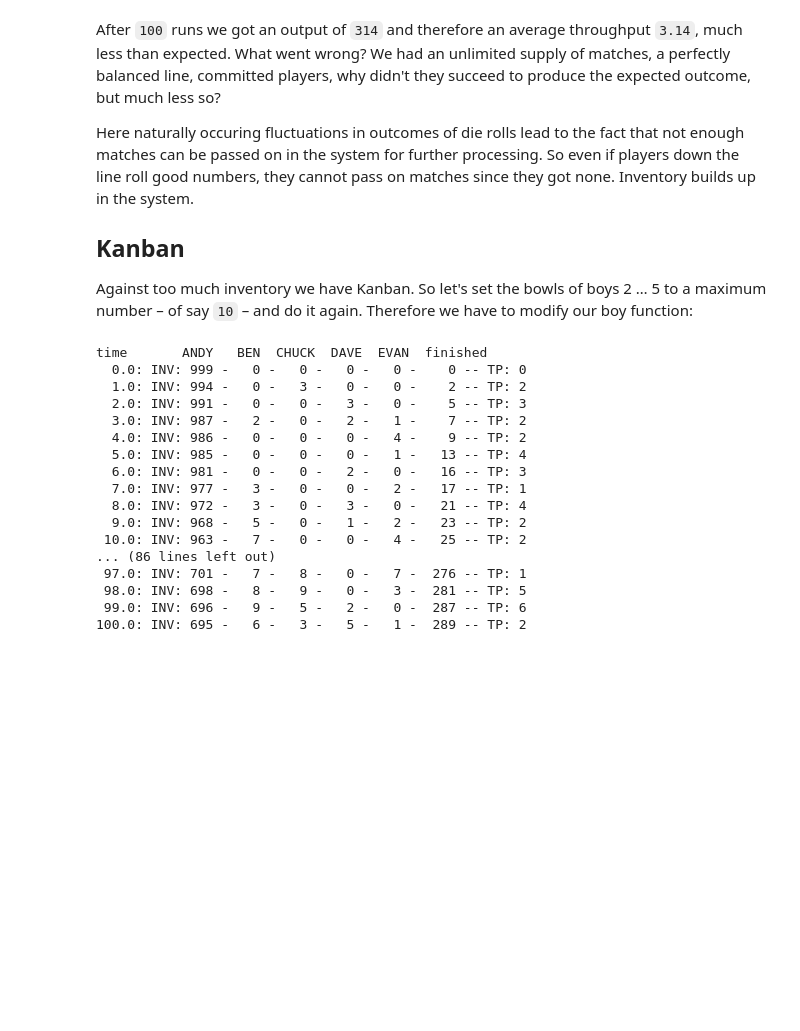
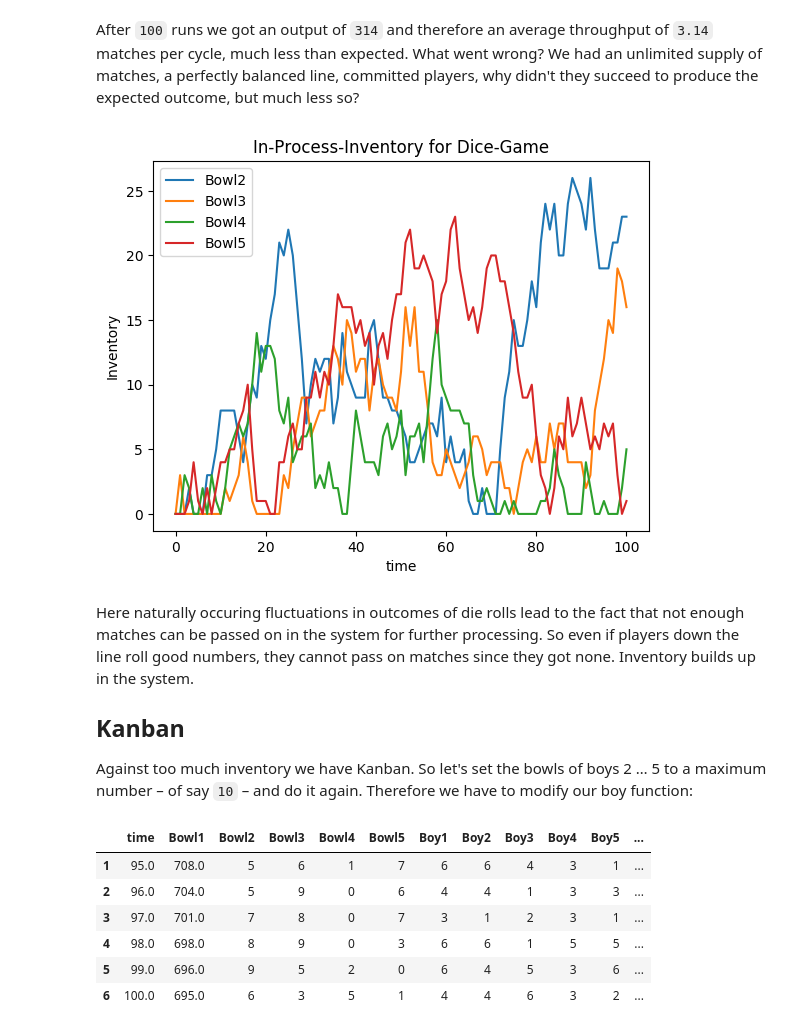
Before and after one commit to pbayer/ProcessFlows.jl, a Jupyter notebook: 02 Goldratt's Dice Game.ipynb, the cells around one changed output. Saved outputs shown, nothing was run; the diff lists cells and outputs as text; code cells hidden in the pictures; blank space fills up the shorter version.

Commit message:
Added logging and visualization

```diff
--- a/02 Goldratt's Dice Game.ipynb
+++ b/02 Goldratt's Dice Game.ipynb
@@ -93,6 +87,17 @@ time       ANDY   BEN  CHUCK  DAVE  EVAN  finished
+# %% [markdown]
+After `100` runs we got an output of `314` and therefore an average throughput of `3.14` matches per cycle, much less than expected. What went wrong? We had an unlimited supply of matches, a perfectly balanced line, committed players, why didn't they succeed to produce the expected outcome, but much less so?
+# %%
+using PyPlot
+for i in 3:6
+    plot(Int.(d[:time]), d[i])
+end
+title("In-Process-Inventory for Dice-Game")
+xlabel("time")
+ylabel("Inventory")
+legend(names(d)[3:6]);
+# %% [output]
+[figure, added]
 # %% [markdown]
-After `100` runs we got an output of `314` and therefore an average throughput `3.14`, much less than expected. What went wrong? We had an unlimited supply of matches, a perfectly balanced line, committed players, why didn't they succeed to produce the expected outcome, but much less so?
-
 Here naturally occuring fluctuations in outcomes of die rolls lead to the fact that not enough matches can be passed on in the system for further processing. So even if players down the line roll good numbers, they cannot pass on matches since they got none. Inventory builds up in the system.
 
 ## Kanban
@@ -101,49 +106,46 @@ Against too much inventory we have Kanban. So let's set the bowls of boys 2 …
 # %%
 const MAXM = 10
 
-function boy(sim::Simulation, nr::Int64, bowls::Dict{Int64,Int64})
+function boy1(sim::Simulation, simlog, nr::Int64, bowls)
+  roll = logvar("Boy", nr, 0)
+  add2log(simlog, roll)
   while true
     yield(Timeout(sim, 1))
-    mystock = bowls[nr]
-    roll = rand(DiscreteUniform(1, 6))
+    mystock = bowls[nr].value
+    roll.value = rand(DiscreteUniform(1, 6))
     if nr < 5
-      matches = min(roll, mystock, MAXM-bowls[nr+1])
+      move = min(roll.value, mystock, MAXM - bowls[nr+1].value)
     else
-      matches = min(roll, mystock)
+      move = min(roll.value, mystock)
     end
-    bowls[nr]   -= matches
-    bowls[nr+1] += matches
+    bowls[nr].value   -= Int(move)
+    bowls[nr+1].value += Int(move)
   end
 end
 
-# initalization
+# initalization as above
 srand(1234)       # seed random number generator for reproducibility
-bowls = Dict{Int64,Int64}(1=>1e3-1, 2=>0, 3=>0, 4=>0, 5=>0, 6=>0)  # initialize bowls with matches
-
+simlog = newlog()                            # create new log
+bowls[1].value = 1e3-1                       # reset bowls
+add2log(simlog, bowls[1])                    # and add them to the new log
+for i = 2:6
+  bowls[i].value = 0
+  add2log(simlog, bowls[i])
+end
 sim = Simulation()
 for i = 1:5
-  @process boy(sim, i, bowls)  # create 5 players
+  @process boy1(sim, simlog, i, bowls)       # create 5 players
 end
-@process clog(sim, bowls)         # add logging after each run
+@process logtick(sim, simlog, 1)             # add logging after each run
 
-println("time       ANDY   BEN  CHUCK  DAVE  EVAN  finished")
-logINV(0.0, bowls, 0)
 run(sim, 101)
+d = log2df(simlog)
+tail(d)
 # %% [output]
-time       ANDY   BEN  CHUCK  DAVE  EVAN  finished
-  0.0: INV: 999 -   0 -   0 -   0 -   0 -    0 -- TP: 0
-  1.0: INV: 994 -   0 -   3 -   0 -   0 -    2 -- TP: 2
-  2.0: INV: 991 -   0 -   0 -   3 -   0 -    5 -- TP: 3
-  3.0: INV: 987 -   2 -   0 -   2 -   1 -    7 -- TP: 2
-  4.0: INV: 986 -   0 -   0 -   0 -   4 -    9 -- TP: 2
-  5.0: INV: 985 -   0 -   0 -   0 -   1 -   13 -- TP: 4
-  6.0: INV: 981 -   0 -   0 -   2 -   0 -   16 -- TP: 3
-  7.0: INV: 977 -   3 -   0 -   0 -   2 -   17 -- TP: 1
-  8.0: INV: 972 -   3 -   0 -   3 -   0 -   21 -- TP: 4
-  9.0: INV: 968 -   5 -   0 -   1 -   2 -   23 -- TP: 2
- 10.0: INV: 963 -   7 -   0 -   0 -   4 -   25 -- TP: 2
-... (86 lines left out)
- 97.0: INV: 701 -   7 -   8 -   0 -   7 -  276 -- TP: 1
- 98.0: INV: 698 -   8 -   9 -   0 -   3 -  281 -- TP: 5
- 99.0: INV: 696 -   9 -   5 -   2 -   0 -  287 -- TP: 6
-100.0: INV: 695 -   6 -   3 -   5 -   1 -  289 -- TP: 2
+|  | time | Bowl1 | Bowl2 | Bowl3 | Bowl4 | Bowl5 | Boy1 | Boy2 | Boy3 | Boy4 | Boy5 | ... |
+| 1 | 95.0 | 708.0 | 5 | 6 | 1 | 7 | 6 | 6 | 4 | 3 | 1 | ... |
+| 2 | 96.0 | 704.0 | 5 | 9 | 0 | 6 | 4 | 4 | 1 | 3 | 3 | ... |
+| 3 | 97.0 | 701.0 | 7 | 8 | 0 | 7 | 3 | 1 | 2 | 3 | 1 | ... |
+| 4 | 98.0 | 698.0 | 8 | 9 | 0 | 3 | 6 | 6 | 1 | 5 | 5 | ... |
+| 5 | 99.0 | 696.0 | 9 | 5 | 2 | 0 | 6 | 4 | 5 | 3 | 6 | ... |
+| 6 | 100.0 | 695.0 | 6 | 3 | 5 | 1 | 4 | 4 | 6 | 3 | 2 | ... |
```
Also changed, not shown: parts of 7 cells of this notebook.
